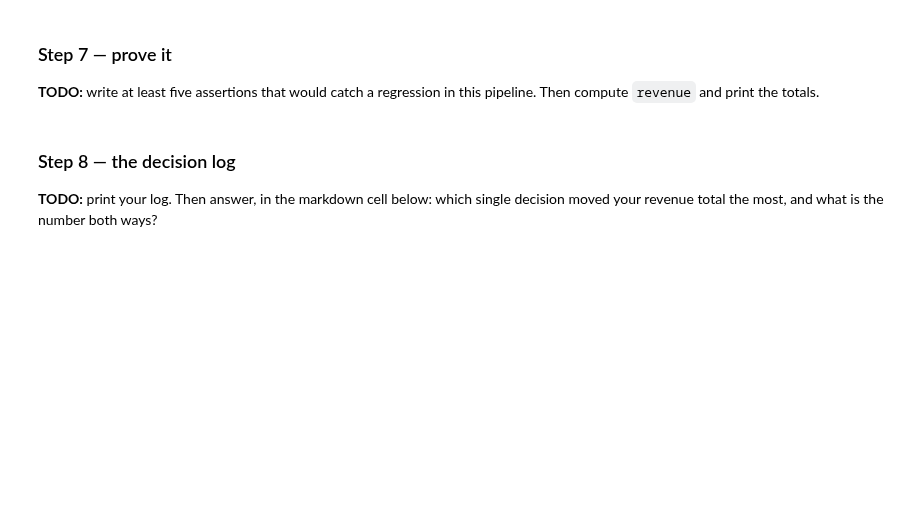
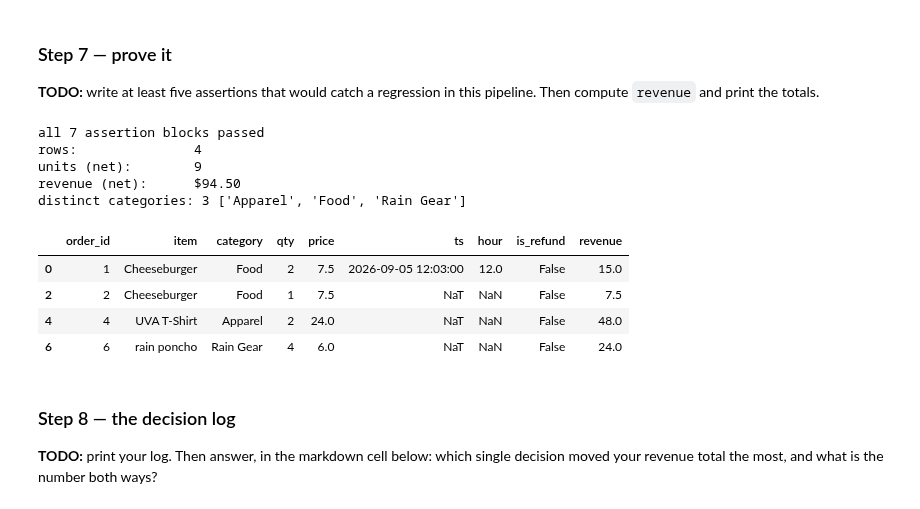
Before and after one commit to michaelhunter12/ds2002-fa26, a Jupyter notebook: notebooks/03-pandas-cleaning/2026-09-23 — Cleaning Clinic — Studio.ipynb, the cells around one changed output. Cells and saved outputs as stored; diff of their text form; code cells hidden in the pictures; blank space fills up the shorter version.

```diff
--- a/notebooks/03-pandas-cleaning/2026-09-23 — Cleaning Clinic — Studio.ipynb
+++ b/notebooks/03-pandas-cleaning/2026-09-23 — Cleaning Clinic — Studio.ipynb
@@ -111,6 +114,8 @@ clean =    None  # TODO: df with duplicates dropped, copied
 **TODO:** strip the dollar signs and any stray whitespace, then convert to float. Assert the dtype afterward so you find out now if a stray character survived.
 # %%
 # TODO: clean['price'] = ...
+clean['price'] = clean['price'].astype(str).str.strip().str.replace('$', '', regex=False).astype(float)
 
-# assert clean['price'].dtype == float
+assert clean['price'].dtype == float
 # TODO: log(...) -- note that price arrived as text
+log('price', 'stripped $ and whitespace, cast to float — arrived as text due to mixed $/plain formatting', clean['price'].tolist())
@@ -157,11 +240,62 @@ print('before:', sorted(clean['category'].unique()))
 ### Step 7 — prove it
 
 **TODO:** write at least five assertions that would catch a regression in this pipeline. Then compute `revenue` and print the totals.
+# %%
+clean['qty'] = pd.to_numeric(clean['qty'], errors='coerce')
+clean = clean[clean['qty'].notna()].copy()
+clean['is_refund'] = clean['qty'] < 0
+clean['qty'] = clean['qty'].astype(int)
 # %%
 # TODO: assertions
+# 1. no exact duplicate rows survived Step 1
+assert clean.duplicated().sum() == 0, "duplicate rows leaked through"
+
+# 2. price is a real float, no $ or text sneaked back in
+assert clean['price'].dtype == float, "price is not float"
+assert (clean['price'] > 0).all(), "found a non-positive price"
+
+# 3. qty is a real integer, and nothing null survived (Step 3's drop should be complete)
+assert clean['qty'].dtype == int, "qty is not int"
+assert clean['qty'].notna().all(), "null qty leaked through"
+assert (clean['qty'] != 0).all(), "found a zero qty row (should be dropped or meaningful, never 0)"
+
+# 4. is_refund flag is consistent with the sign of qty (Step 3's flagging logic)
+assert (clean['is_refund'] == (clean['qty'] < 0)).all(), "is_refund out of sync with qty sign"
+
+# 5. category only contains the canonical labels from Step 4 -- no stray spellings
+assert clean['category'].isin(['Food', 'Merch', 'Apparel', 'Rain Gear']).all(), "uncanonicalized category found"
+
+# 6. item is never null (Step 5's drop should be complete) and only canonical spellings remain
+assert clean['item'].notna().all(), "null item leaked through"
+assert 'cheese burger' not in clean['item'].str.lower().values, "uncollapsed item spelling found"
+
+# 7. ts is real datetime64, and any NaT is accounted for (Step 6)
+assert pd.api.types.is_datetime64_any_dtype(clean['ts']), "ts is not datetime64"
+
+print(f"all {7} assertion blocks passed")
 
 # TODO: clean['revenue'] = ...
+clean['revenue'] = clean['price'] * clean['qty']
+
 # TODO: print rows, units, revenue, distinct categories
+print('rows:              ', len(clean))
+print('units (net):       ', clean['qty'].sum())
+print('revenue (net):      $%.2f' % clean['revenue'].sum())
+print('distinct categories:', clean['category'].nunique(), sorted(clean['category'].unique()))
+# %% [output]
+all 7 assertion blocks passed
+rows:               4
+units (net):        9
+revenue (net):      $94.50
+distinct categories: 3 ['Apparel', 'Food', 'Rain Gear']
+# %%
+clean
+# %% [output]
+|  | order_id | item | category | qty | price | ts | hour | is_refund | revenue |
+| 0 | 1 | Cheeseburger | Food | 2 | 7.5 | 2026-09-05 12:03:00 | 12.0 | False | 15.0 |
+| 2 | 2 | Cheeseburger | Food | 1 | 7.5 | NaT | NaN | False | 7.5 |
+| 4 | 4 | UVA T-Shirt | Apparel | 2 | 24.0 | NaT | NaN | False | 48.0 |
+| 6 | 6 | rain poncho | Rain Gear | 4 | 6.0 | NaT | NaN | False | 24.0 |
 # %% [markdown]
 ### Step 8 — the decision log
 
```
Also changed, not shown: parts of 9 cells of this notebook.
